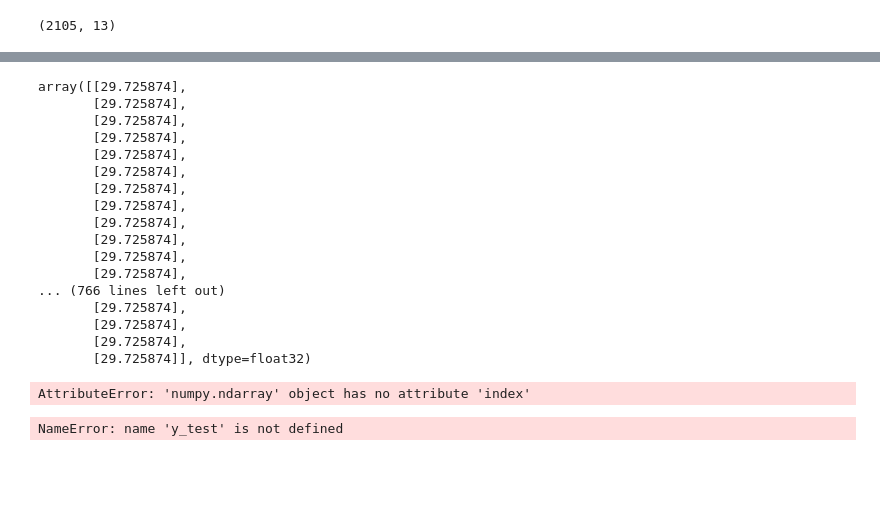
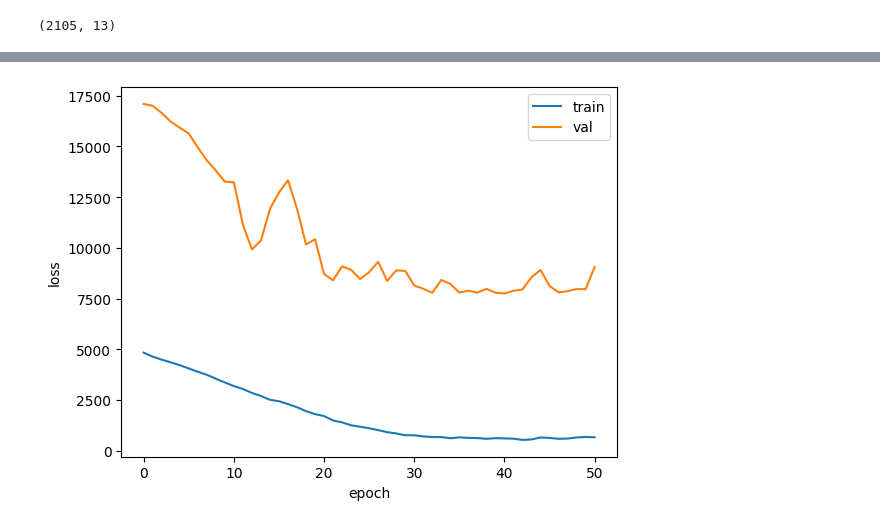
Before and after one commit to KierenElijaSchmidt/electricity, a Jupyter notebook: notebooks/kieren_notebook.ipynb, the cells around one changed output, grey strips where cells are left out. Cells and saved outputs as stored; diff of their text form; code cells hidden in the pictures; blank space fills up the shorter version.

```diff
--- a/notebooks/kieren_notebook.ipynb
+++ b/notebooks/kieren_notebook.ipynb
@@ -82,5 +99,5 @@ X_preproc.shape
 # %%
-df = X.join(y)
+df = X_preproc.join(y)
 # %%
 train_size = 0.6
 index = round(train_size*df.shape[0])
@@ -249,9 +282,10 @@ es = EarlyStopping(patience=10, restore_best_weights=True)
 model = Sequential()
 model.add(layers.LSTM(units=100, return_sequences=True))
 model.add(layers.LSTM(units=100))
+model.add(layers.Dense(100, activation="relu"))
 model.add(layers.Dense(50, activation="relu"))
 model.add(layers.Dense(1, activation="linear"))
 model.compile(loss="mse", optimizer="adam", metrics=["mae"])
-model.fit(X_train, y_train, epochs=1000, callbacks=[es], validation_split=0.2, batch_size=32, verbose=1)
+history = model.fit(X_train, y_train, epochs=1000, callbacks=[es], validation_split=0.2, batch_size=32, verbose=1)
 # %% [output]
 Epoch 1/1000
@@ -339,47 +413,9 @@ y_pred = model.predict(X_test)
-# %%
-y_pred
-# %% [output]
-array([[29.725874],
-       [29.725874],
-       [29.725874],
-       [29.725874],
-       [29.725874],
-       [29.725874],
-       [29.725874],
-       [29.725874],
-       [29.725874],
-       [29.725874],
-       [29.725874],
-       [29.725874],
-... (766 lines left out)
-       [29.725874],
-       [29.725874],
-       [29.725874],
-       [29.725874]], dtype=float32)
-# %%
-import pandas as pd
-
-# Assume y_test is a pandas Series with date index, X_test is a DataFrame with date index
-# If y_test is not a Series with index, adjust accordingly
-
-# Convert y_pred to Series with same index as y_test
-y_pred_series = pd.Series(y_pred.flatten(), index=y_test.index, name="Predicted")
-y_test_series = pd.Series(y_test, index=y_test.index, name="Actual")
-
-# Combine into a DataFrame
-df_pred = pd.DataFrame({"Actual": y_test_series, "Predicted": y_pred_series})
-
-# Plot both against date
-df_pred.plot(figsize=(12, 6))
-plt.xlabel("Date")
-plt.ylabel("RRP")
-plt.title("Actual vs Predicted RRP")
-plt.show()
-# %% [output]
-AttributeError: 'numpy.ndarray' object has no attribute 'index'
-# %%
-from sklearn.metrics import r2_score
-
-print(f"R2: {r2_score(y_test, y_pred)}")
-# %% [output]
-NameError: name 'y_test' is not defined
+# %%
+plt.plot(history.history['loss'])
+plt.plot(history.history.get('val_loss'))
+plt.legend(['train','val'])
+plt.xlabel('epoch')
+plt.ylabel('loss')
+plt.show()
+# %% [output]
+[figure, added]
```
Also changed, not shown: parts of 17 cells of this notebook.
